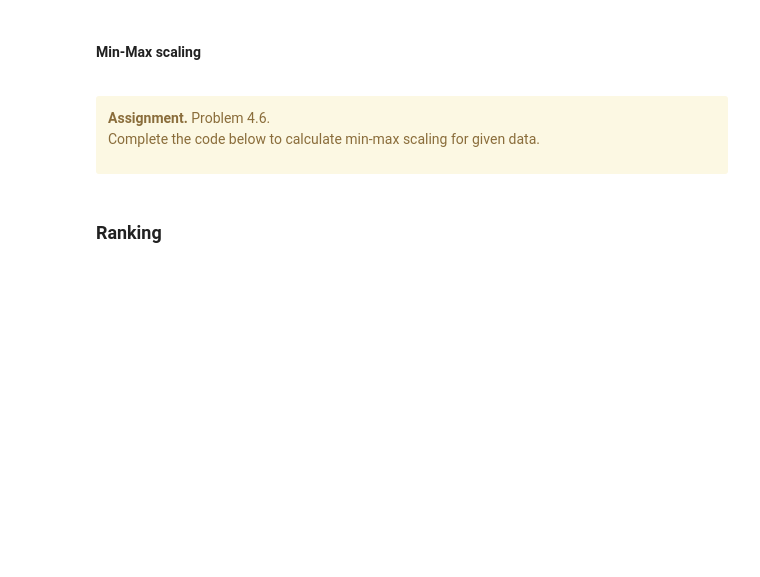
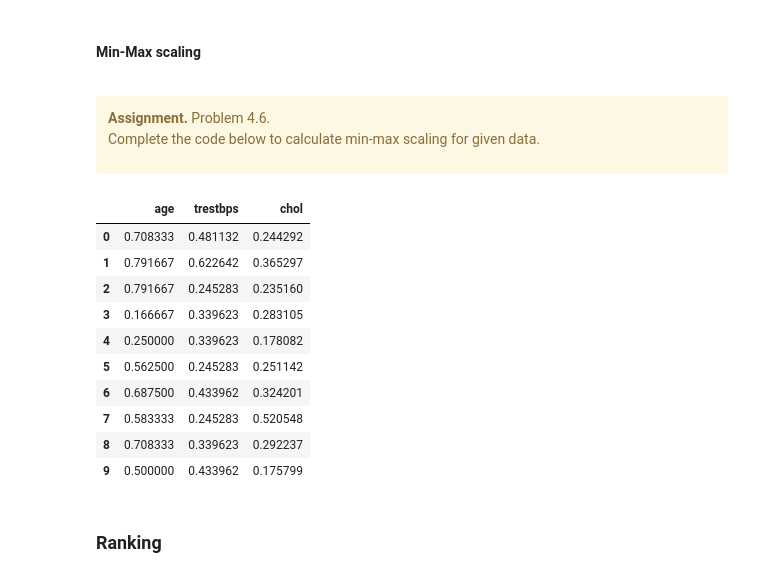
Before and after one commit to MAHA06/MultiModalCourse, a Jupyter notebook: Exercise 3/exercise3.ipynb, the cells around one changed output. Cells and saved outputs as stored; diff of their text form; code cells hidden in the pictures; blank space fills up the shorter version.

```diff
--- a/Exercise 3/exercise3.ipynb
+++ b/Exercise 3/exercise3.ipynb
@@ -910,14 +1011,26 @@ scaled_data.head(10)
 # %%
 subdata = data[['age','trestbps', 'chol']]
 
 def min_max(data):
     ## Your code here
-    scaled_data = 'not implemented yet'
+    scaled_data = (data-np.min(data))/(np.max(data)-np.min(data))
     return scaled_data
 
 
 scaled_data = min_max(subdata)
 scaled_data.head(10)
+# %% [output]
+|  | age | trestbps | chol |
+| 0 | 0.708333 | 0.481132 | 0.244292 |
+| 1 | 0.791667 | 0.622642 | 0.365297 |
+| 2 | 0.791667 | 0.245283 | 0.235160 |
+| 3 | 0.166667 | 0.339623 | 0.283105 |
+| 4 | 0.250000 | 0.339623 | 0.178082 |
+| 5 | 0.562500 | 0.245283 | 0.251142 |
+| 6 | 0.687500 | 0.433962 | 0.324201 |
+| 7 | 0.583333 | 0.245283 | 0.520548 |
+| 8 | 0.708333 | 0.339623 | 0.292237 |
+| 9 | 0.500000 | 0.433962 | 0.175799 |
 # %% [markdown]
 ### Ranking
 # %% [markdown]
```
Also changed, not shown: parts of 13 cells of this notebook.
